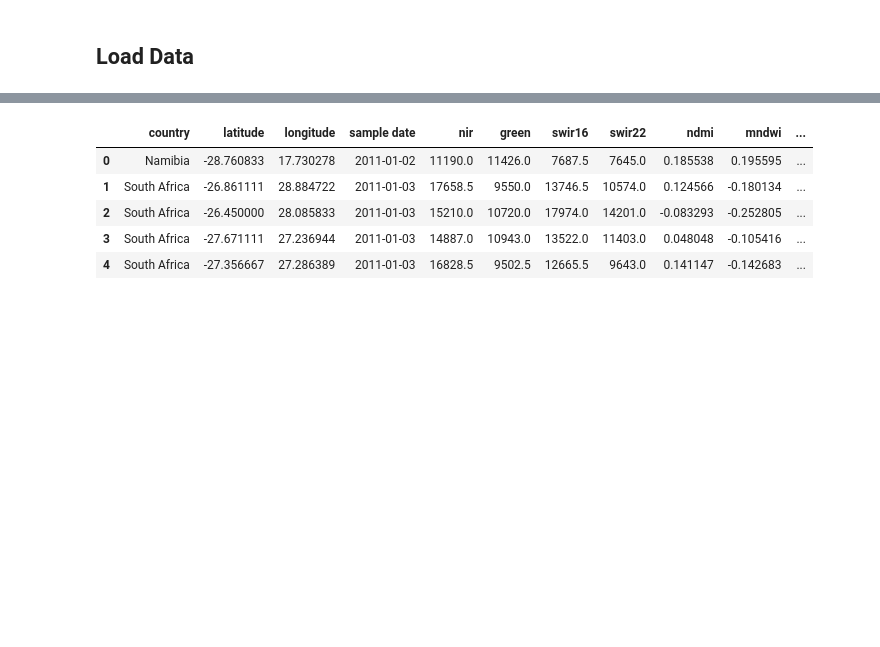
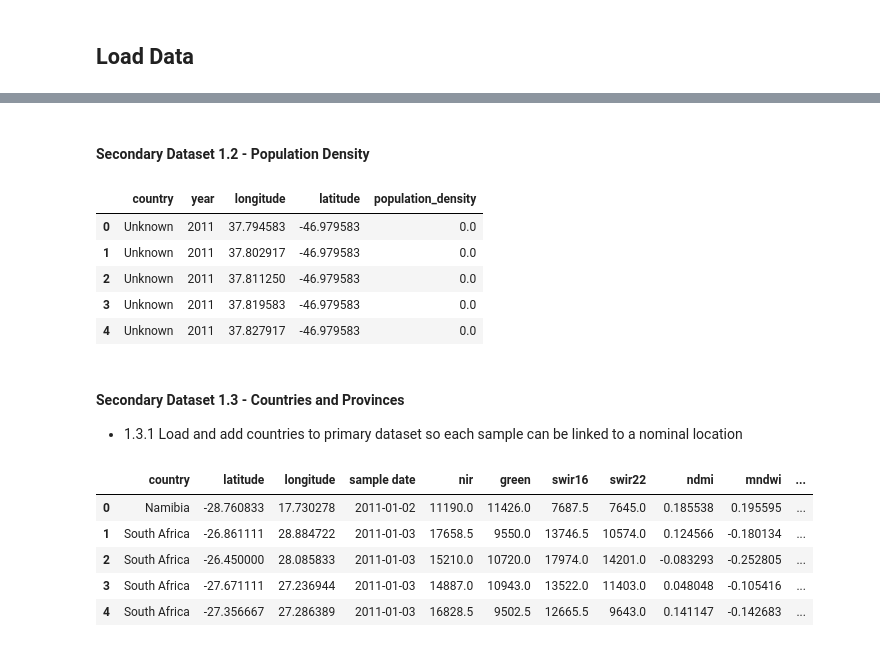
Before and after one commit to kylerod22/siads593-water-sustainability, a Jupyter notebook: 08-rjbest-sungmiki-kylerod-2026winter/src/SustainableWaterQualityNotebook.ipynb, the cells around one changed output, grey strips where cells are left out. Cells and saved outputs as stored; diff of their text form; code cells hidden in the pictures; blank space fills up the shorter version.

```diff
--- a/08-rjbest-sungmiki-kylerod-2026winter/src/SustainableWaterQualityNotebook.ipynb
+++ b/08-rjbest-sungmiki-kylerod-2026winter/src/SustainableWaterQualityNotebook.ipynb
@@ -173,3 +195,83 @@ wq_data.shape
+# %% [markdown]
+#### Secondary Dataset 1.2 - Population Density
+# %%
+
+path = 'data'
+if not os.path.exists(path):
+    dir_list = os.listdir()
+    for file in dir_list:
+        # print(file)
+        if file.endswith('.zip'):
+            with zipfile.ZipFile(file) as f:
+                f.extractall(path)
+
+
+# Source - https://stackoverflow.com/q/20906474
+# Posted by jonas, modified by community. See post 'Timeline' for change history
+# Retrieved 2026-01-30, License - CC BY-SA 4.0
+
+# Map country codes to full names (only South African population)
+country_map = {"zaf": "South Africa"}
+
+# Get data file names
+filenames = glob.glob(path + "/*.zip") # .csv
+# print(filenames)
+
+# Initiate a list of population dataframes
+all_dfs = []
+
+for filename in filenames:
+
+    parts = filename.split("_")
+    parts = filename.split("\\")
+    parts = parts[-1].split("_")
+    # print(parts)
+    # Basic safety check on filename structure
+    if len(parts) < 3:
+        continue
+
+    # Extract metadata from filename
+    country_code = parts[0].lower()
+    year = int(parts[2])
+    country_name = country_map.get(country_code, "Unknown")
+
+    # Read CSV
+    df = pd.read_csv(filename)
+
+    # Rename XYZ columns to descriptive names
+    df = df.rename(columns={
+        "X": "longitude",
+        "Y": "latitude",
+        "Z": "population_density"
+    })
+
+    # Insert metadata columns
+    df.insert(0, "country", country_name)
+    df.insert(1, "year", year)
+
+    all_dfs.append(df)
+
+# Combine all countries & years into one DataFrame
+population_density_all = pd.concat(all_dfs, ignore_index=True)
+
+# Sort for consistency
+population_density_all = population_density_all.sort_values(
+    by=["country", "year", "latitude", "longitude", "population_density"]
+).reset_index(drop=True)
+
+# Quick check
+population_density_all.head()
+# %% [output]
+|  | country | year | longitude | latitude | population_density |
+| 0 | Unknown | 2011 | 37.794583 | -46.979583 | 0.0 |
+| 1 | Unknown | 2011 | 37.802917 | -46.979583 | 0.0 |
+| 2 | Unknown | 2011 | 37.811250 | -46.979583 | 0.0 |
+| 3 | Unknown | 2011 | 37.819583 | -46.979583 | 0.0 |
+| 4 | Unknown | 2011 | 37.827917 | -46.979583 | 0.0 |
+# %% [markdown]
+#### Secondary Dataset 1.3 - Countries and Provinces
+
+- 1.3.1 Load and add countries to primary dataset so each sample can be linked to a nominal location
 # %%
 # 1) Copy original dataset
 df = wq_data.copy()
```
Also changed, not shown: parts of 45 cells of this notebook.
